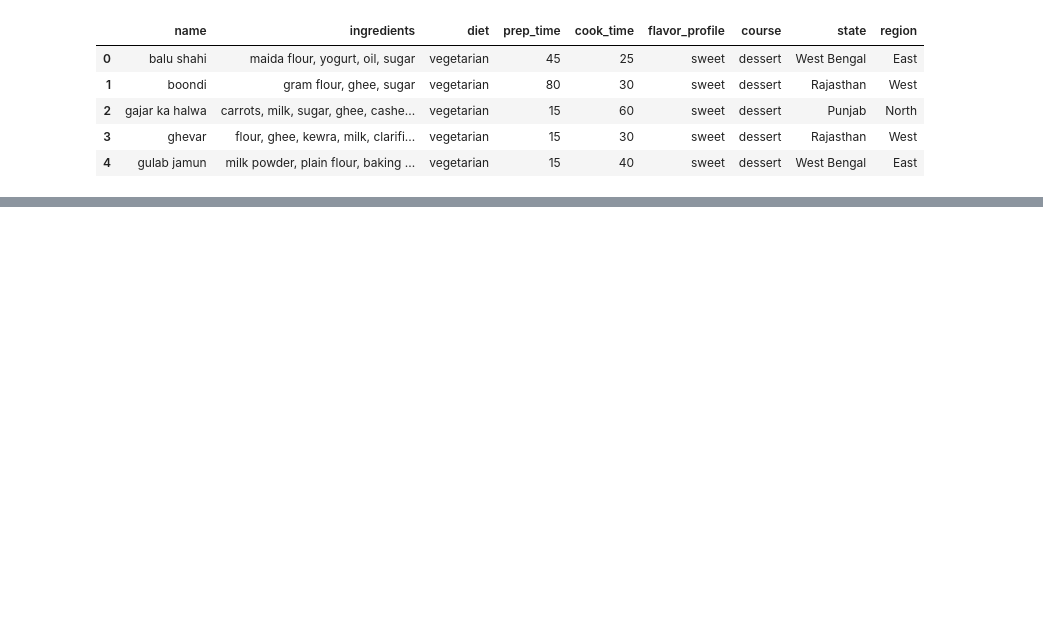
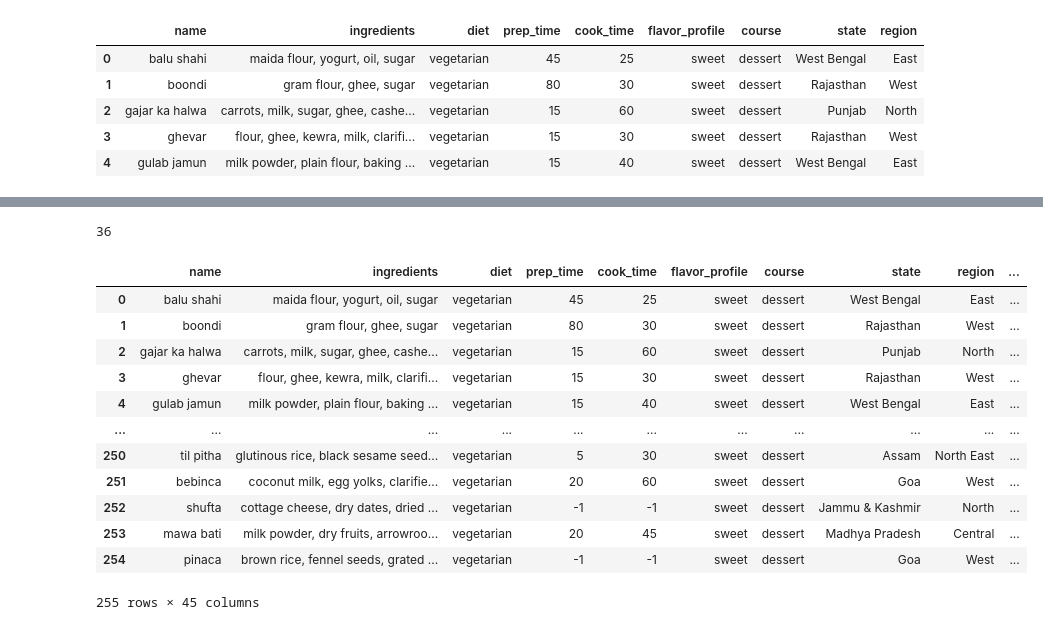
Before and after one commit to therajtiwari/Agli-Thali, a Jupyter notebook: ifc.ipynb, the cells around one changed output, grey strips where cells are left out. Cells and saved outputs as stored; diff of their text form; code cells hidden in the pictures; blank space fills up the shorter version.

Commit message:
clearnd the data trained the model

```diff
--- a/ifc.ipynb
+++ b/ifc.ipynb
@@ -542,0 +555,7 @@ final_ingredients.head()
+# %%
+# so here i can see that some of the ingredients are found as duplicated so let's merge it using group by
+
+final_ingredients = final_ingredients.groupby("ingredients")["count"].sum().reset_index()
+# let's sort it by count
+final_ingredients = final_ingredients.sort_values("count", ascending = False).reset_index(drop = True)
+final_ingredients.head()
@@ -542,0 +569,31 @@ final_ingredients.head()
+# %%
+# let's find out the total ingredients
+
+final_ingredients.ingredients.nunique()
+# so we have total 35 ingredients
+# %% [output]
+36
+# %%
+# now let's do one hot encoding to ingredients
+# so here in our data set i have a comma separated ingredients so i use contain() of string to match
+# our final ingredients and if it is found then i put 1 other wise 0
+for i in final_ingredients.ingredients:
+    cdata[i] = 0 # here i create a col``umn of particular ingredients and assign all value as 0
+    cdata.loc[cdata.ingredients.str.contains(i), [i]] = 1
+    # above i put 1 on that column which dishes has include that particular ingredients
+# %%
+cdata
+# %% [output]
+|  | name | ingredients | diet | prep_time | cook_time | flavor_profile | course | state | region | ... |
+| 0 | balu shahi | maida flour, yogurt, oil, sugar | vegetarian | 45 | 25 | sweet | dessert | West Bengal | East | ... |
+| 1 | boondi | gram flour, ghee, sugar | vegetarian | 80 | 30 | sweet | dessert | Rajasthan | West | ... |
+| 2 | gajar ka halwa | carrots, milk, sugar, ghee, cashe... | vegetarian | 15 | 60 | sweet | dessert | Punjab | North | ... |
+| 3 | ghevar | flour, ghee, kewra, milk, clarifi... | vegetarian | 15 | 30 | sweet | dessert | Rajasthan | West | ... |
+| 4 | gulab jamun | milk powder, plain flour, baking ... | vegetarian | 15 | 40 | sweet | dessert | West Bengal | East | ... |
+| ... | ... | ... | ... | ... | ... | ... | ... | ... | ... | ... |
+| 250 | til pitha | glutinous rice, black sesame seed... | vegetarian | 5 | 30 | sweet | dessert | Assam | North East | ... |
+| 251 | bebinca | coconut milk, egg yolks, clarifie... | vegetarian | 20 | 60 | sweet | dessert | Goa | West | ... |
+| 252 | shufta | cottage cheese, dry dates, dried ... | vegetarian | -1 | -1 | sweet | dessert | Jammu & Kashmir | North | ... |
+| 253 | mawa bati | milk powder, dry fruits, arrowroo... | vegetarian | 20 | 45 | sweet | dessert | Madhya Pradesh | Central | ... |
+| 254 | pinaca | brown rice, fennel seeds, grated ... | vegetarian | -1 | -1 | sweet | dessert | Goa | West | ... |
+255 rows × 45 columns
```
Also changed, not shown: parts of 37 cells of this notebook, 3 other files.
